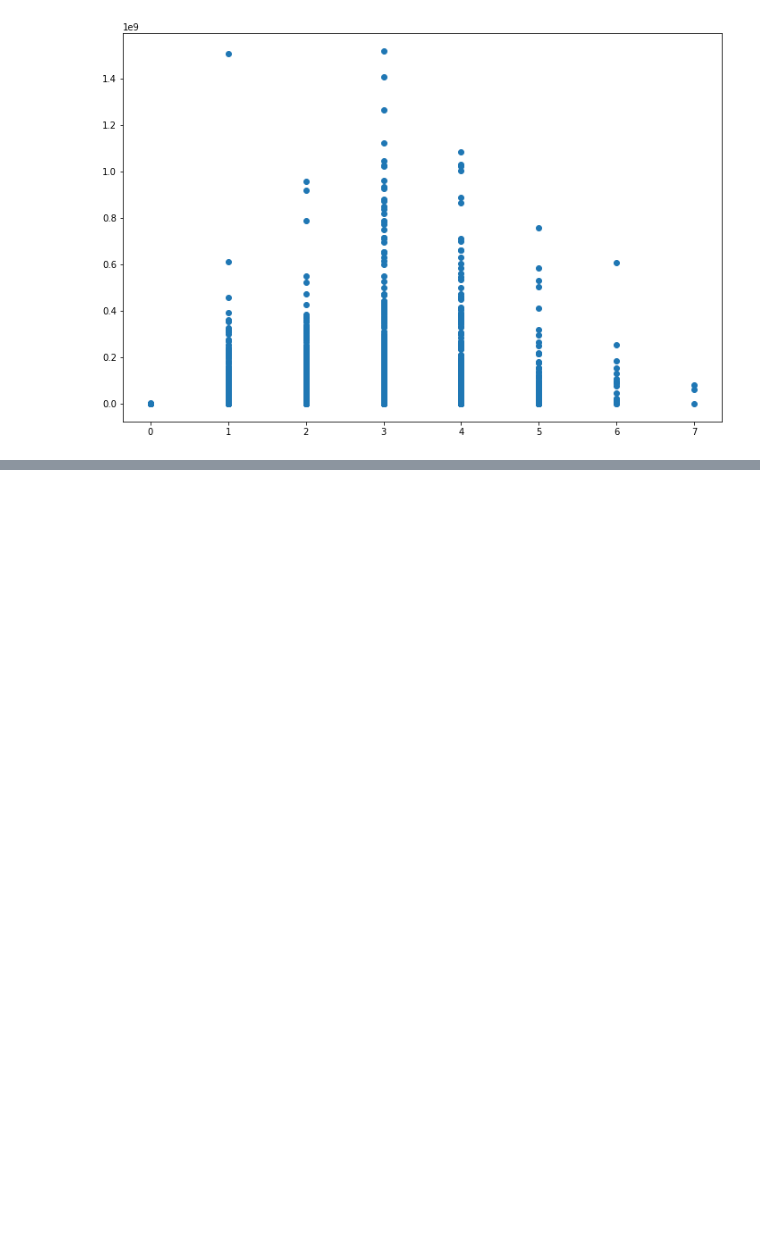
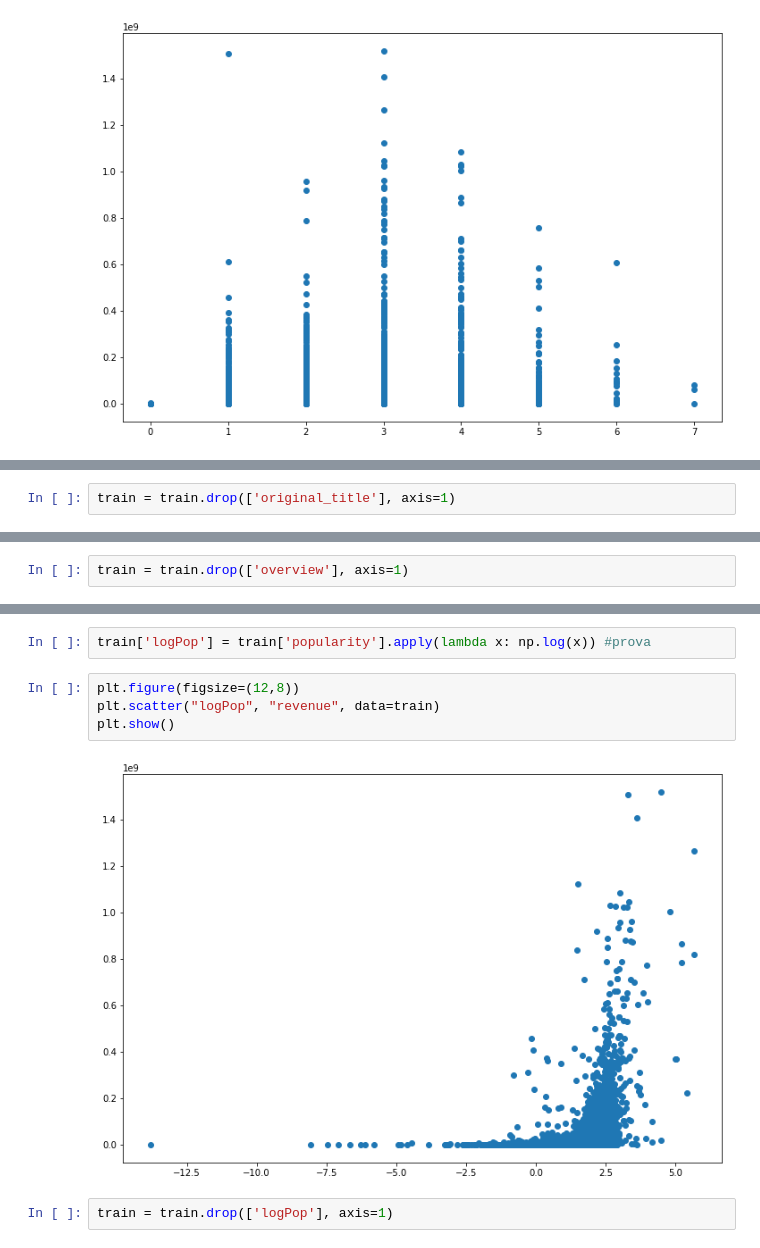
Before and after one commit to giacomobais/Data-WebMining, a Jupyter notebook: Progetto.ipynb, the cells around one changed output, grey strips where cells are left out. Cells and saved outputs as stored; diff of their text form; blank space fills up the shorter version.

```diff
--- a/Progetto.ipynb
+++ b/Progetto.ipynb
@@ -198,0 +241,2 @@ Counter(list_of_genres).most_common(12)
+# %%
+train = train.drop(['original_title'], axis=1)
@@ -198,0 +245,2 @@ Counter(list_of_genres).most_common(12)
+# %%
+train = train.drop(['overview'], axis=1)
@@ -198,0 +249,10 @@ Counter(list_of_genres).most_common(12)
+# %%
+train['logPop'] = train['popularity'].apply(lambda x: np.log(x)) #prova
+# %%
+plt.figure(figsize=(12,8))
+plt.scatter("logPop", "revenue", data=train)
+plt.show()
+# %% [output]
+[figure, added]
+# %%
+train = train.drop(['logPop'], axis=1)
```
Also changed, not shown: parts of 29 cells of this notebook.
